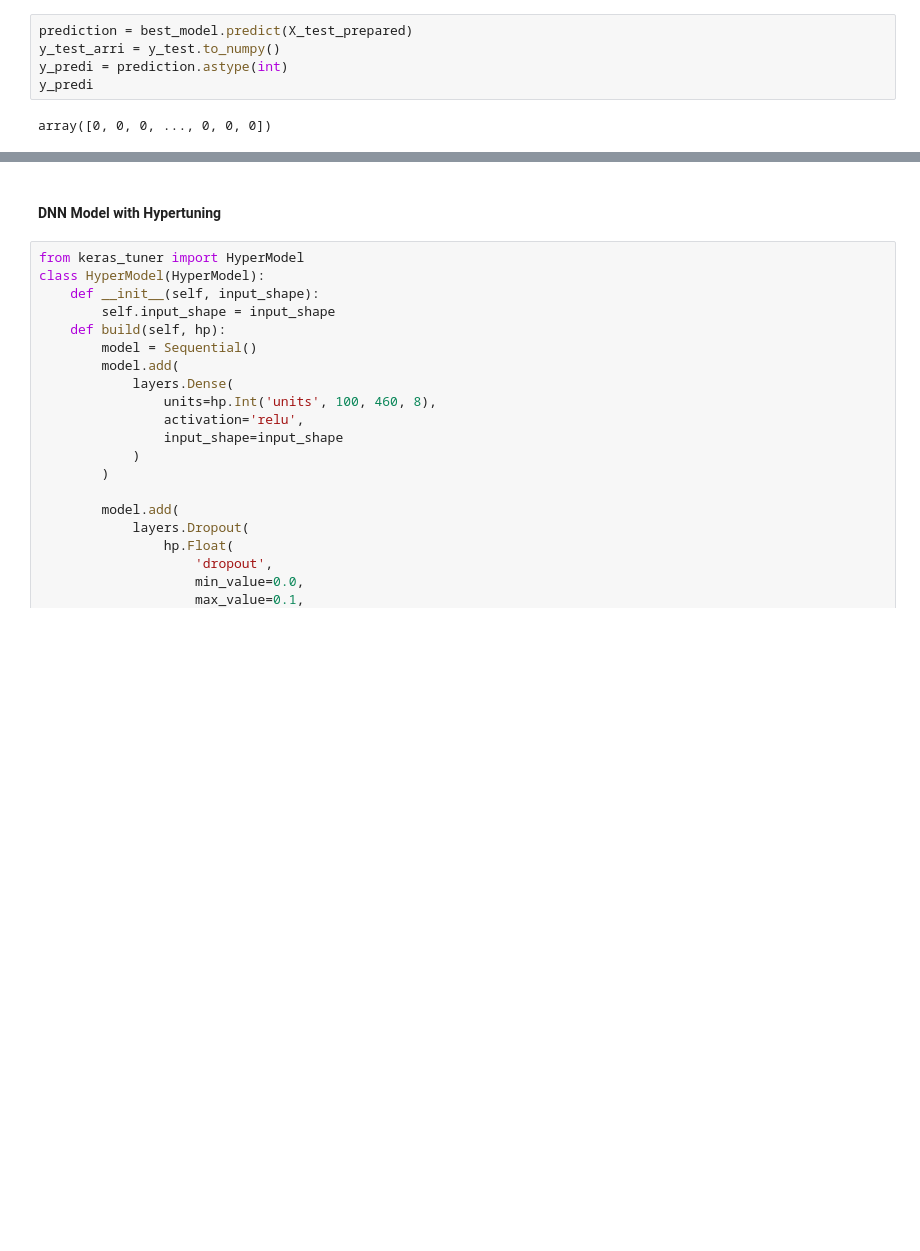
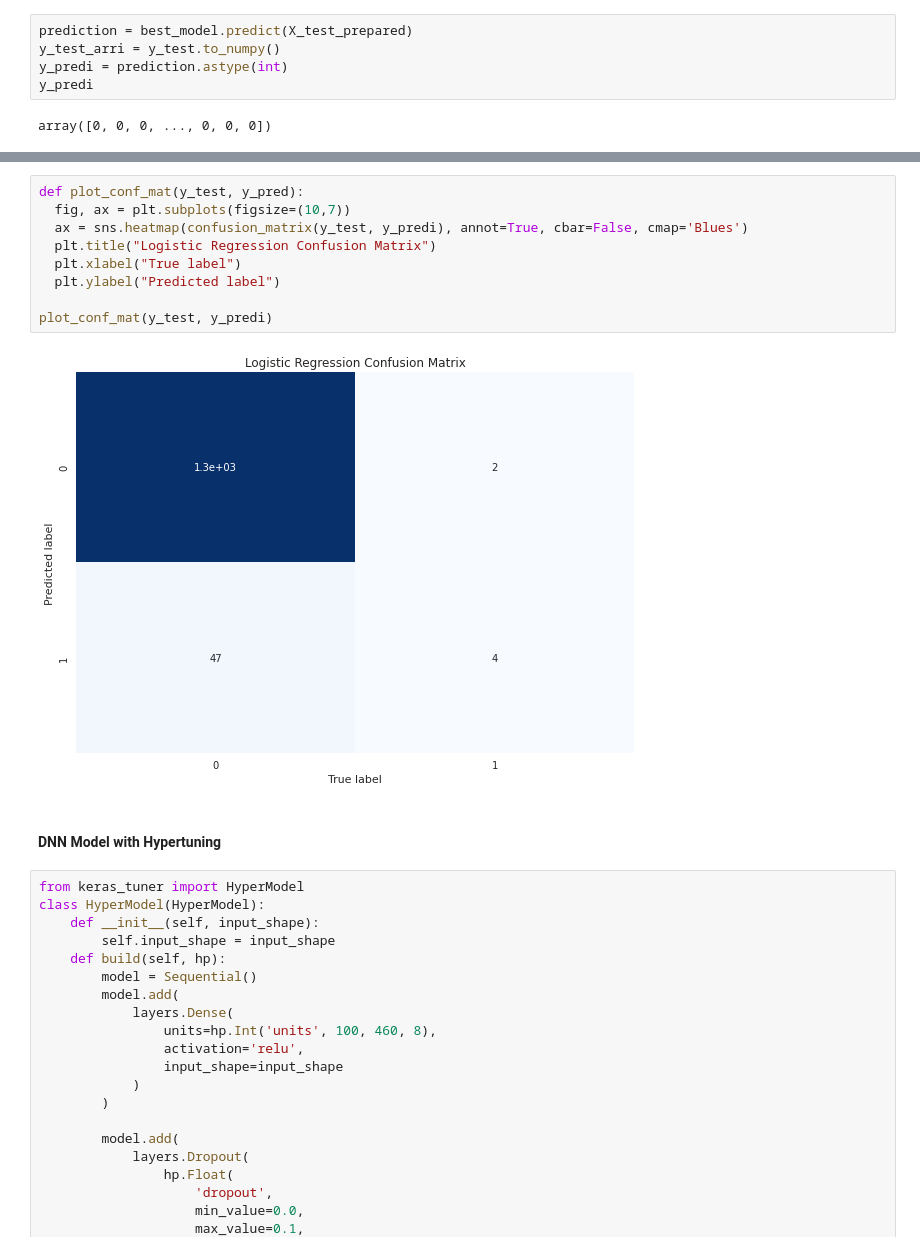
Before and after one commit to duran10/Deep-Learning, a Jupyter notebook: Advanced_Data_Science_Capstone.ipynb, the cells around one changed output, grey strips where cells are left out. Drawn from its saved outputs; the diff is of its cells as text; blank space fills up the shorter version.

```diff
--- a/Advanced_Data_Science_Capstone.ipynb
+++ b/Advanced_Data_Science_Capstone.ipynb
@@ -276,5 +276,16 @@ accuracy_score(y_test_arri, y_predi)
 # %% [output]
 0.9640762463343109
+# %%
+def plot_conf_mat(y_test, y_pred):
+  fig, ax = plt.subplots(figsize=(10,7))
+  ax = sns.heatmap(confusion_matrix(y_test, y_predi), annot=True, cbar=False, cmap='Blues')
+  plt.title("Logistic Regression Confusion Matrix")
+  plt.xlabel("True label")
+  plt.ylabel("Predicted label")
+
+plot_conf_mat(y_test, y_predi)
+# %% [output]
+[figure, added]
 # %% [markdown]
 #### DNN Model with Hypertuning
 # %%
```
Also changed, not shown: parts of 12 cells of this notebook.
